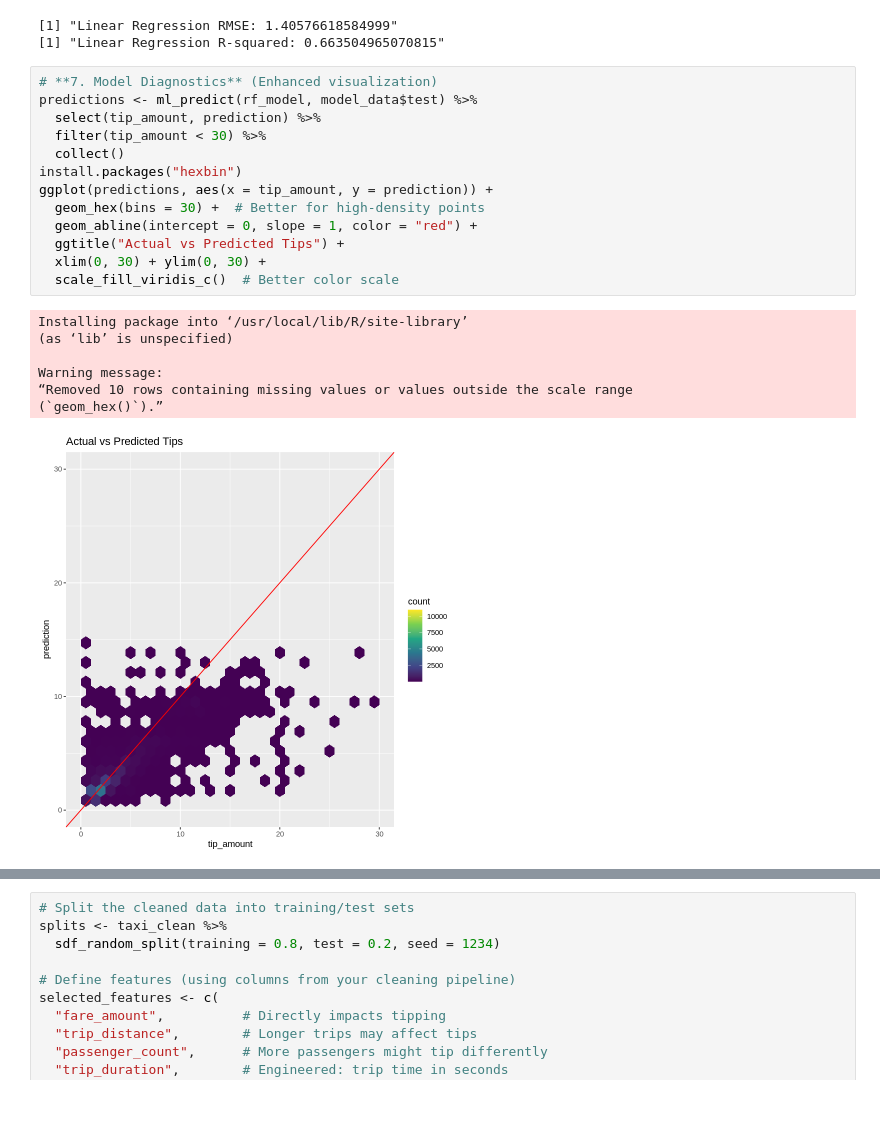
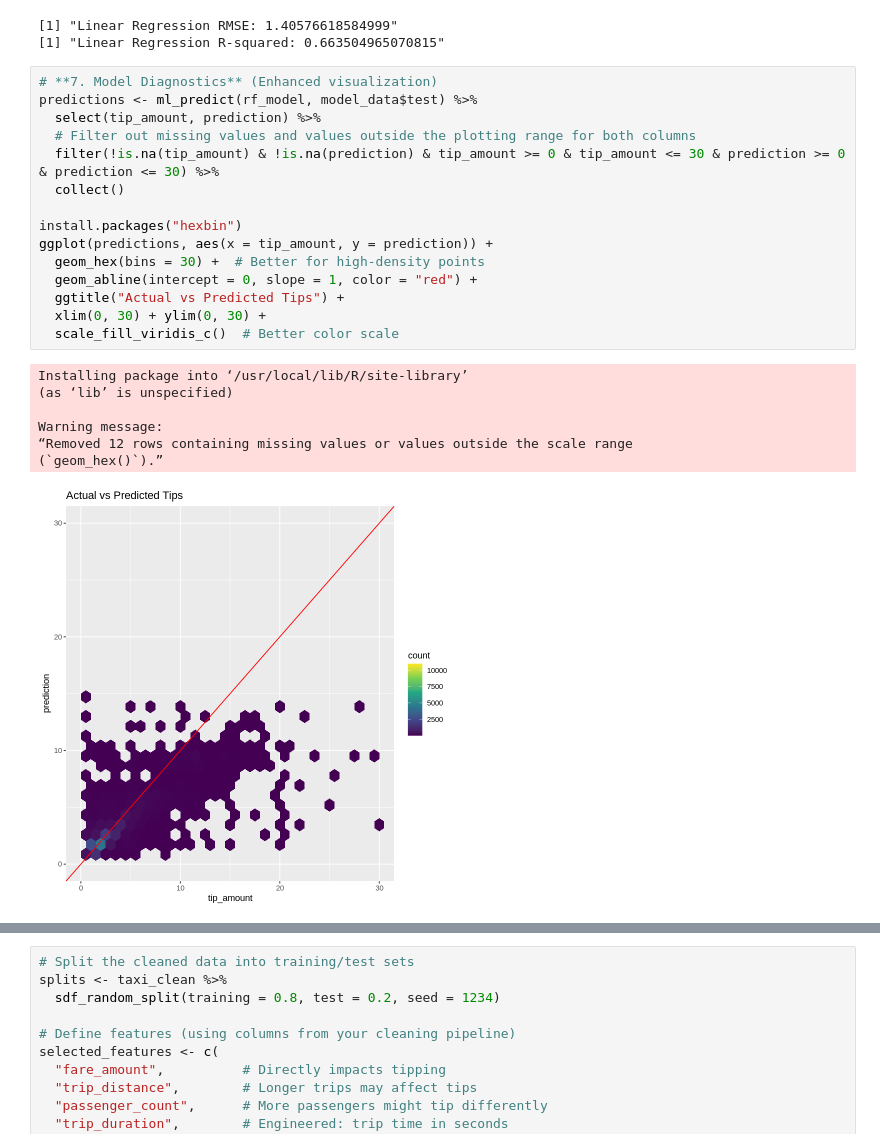
Before and after one commit to SanjanaFernandoSandamini/Analysis_on_the-_NYC_Taxi-_data_using_Sparklyr, a Jupyter notebook: Analysis_on_the_NYC_Taxi_data_using_Sparklyr.ipynb, the cells around one changed output, grey strips where cells are left out. Drawn from its saved outputs; the diff is of its cells as text; blank space fills up the shorter version.

```diff
--- a/Analysis_on_the_NYC_Taxi_data_using_Sparklyr.ipynb
+++ b/Analysis_on_the_NYC_Taxi_data_using_Sparklyr.ipynb
@@ -608,24 +623,26 @@ print(paste("Linear Regression R-squared:", lr_metrics$r2))
 # %%
 # **7. Model Diagnostics** (Enhanced visualization)
 predictions <- ml_predict(rf_model, model_data$test) %>%
   select(tip_amount, prediction) %>%
-  filter(tip_amount < 30) %>%
+  # Filter out missing values and values outside the plotting range for both columns
+  filter(!is.na(tip_amount) & !is.na(prediction) & tip_amount >= 0 & tip_amount <= 30 & prediction >= 0 & prediction <= 30) %>%
   collect()
+
 install.packages("hexbin")
 ggplot(predictions, aes(x = tip_amount, y = prediction)) +
   geom_hex(bins = 30) +  # Better for high-density points
   geom_abline(intercept = 0, slope = 1, color = "red") +
   ggtitle("Actual vs Predicted Tips") +
   xlim(0, 30) + ylim(0, 30) +
   scale_fill_viridis_c()  # Better color scale
 # %% [output]
 Installing package into ‘/usr/local/lib/R/site-library’
 (as ‘lib’ is unspecified)
 
 Warning message:
-“Removed 10 rows containing missing values or values outside the scale range
+“Removed 12 rows containing missing values or values outside the scale range
 (`geom_hex()`).”
-[figure, old version]
+[figure, new version]
 # %%
 # **6. Predictive Modeling with Forward Selection**
 # ----------------------------------------------
```
Also changed, not shown: parts of 16 cells of this notebook.
